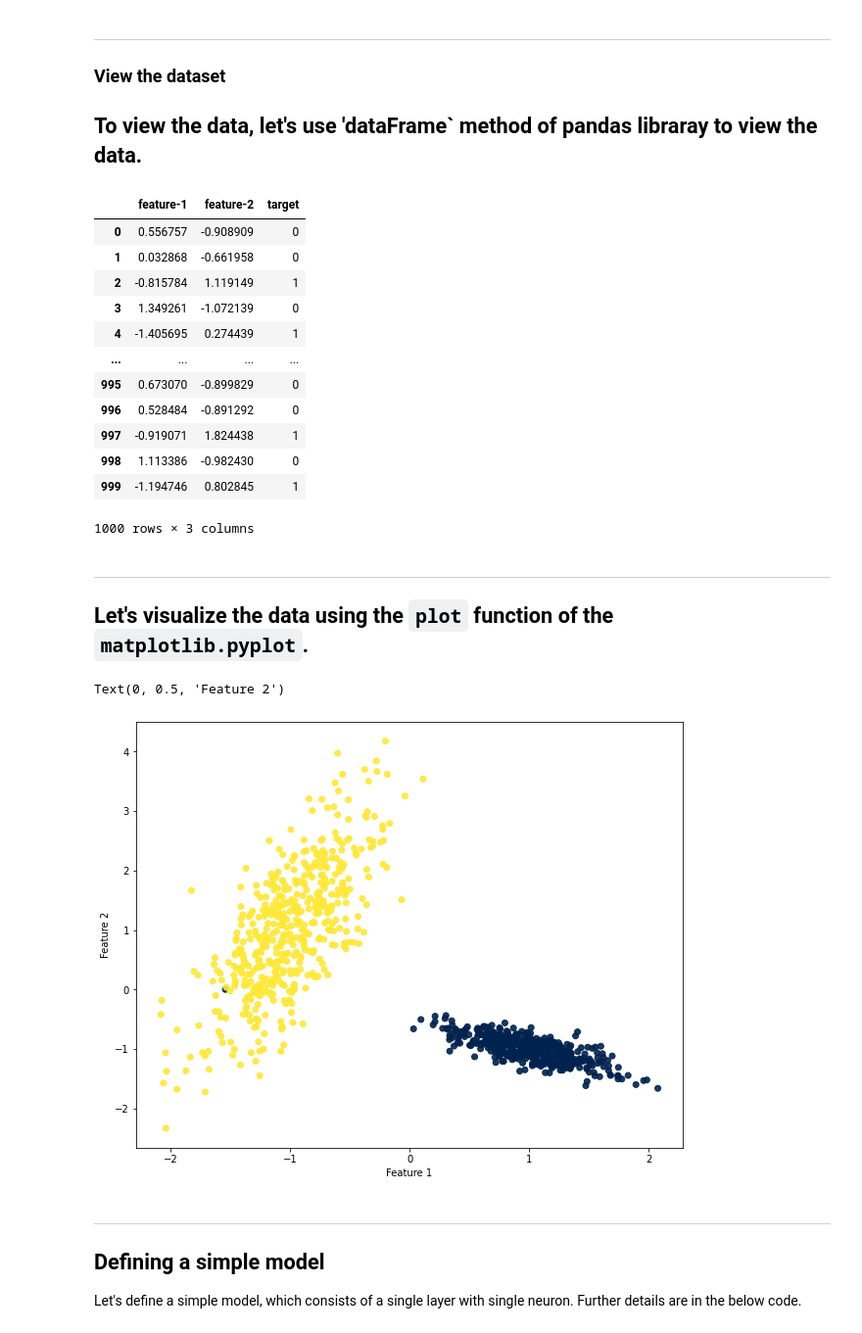
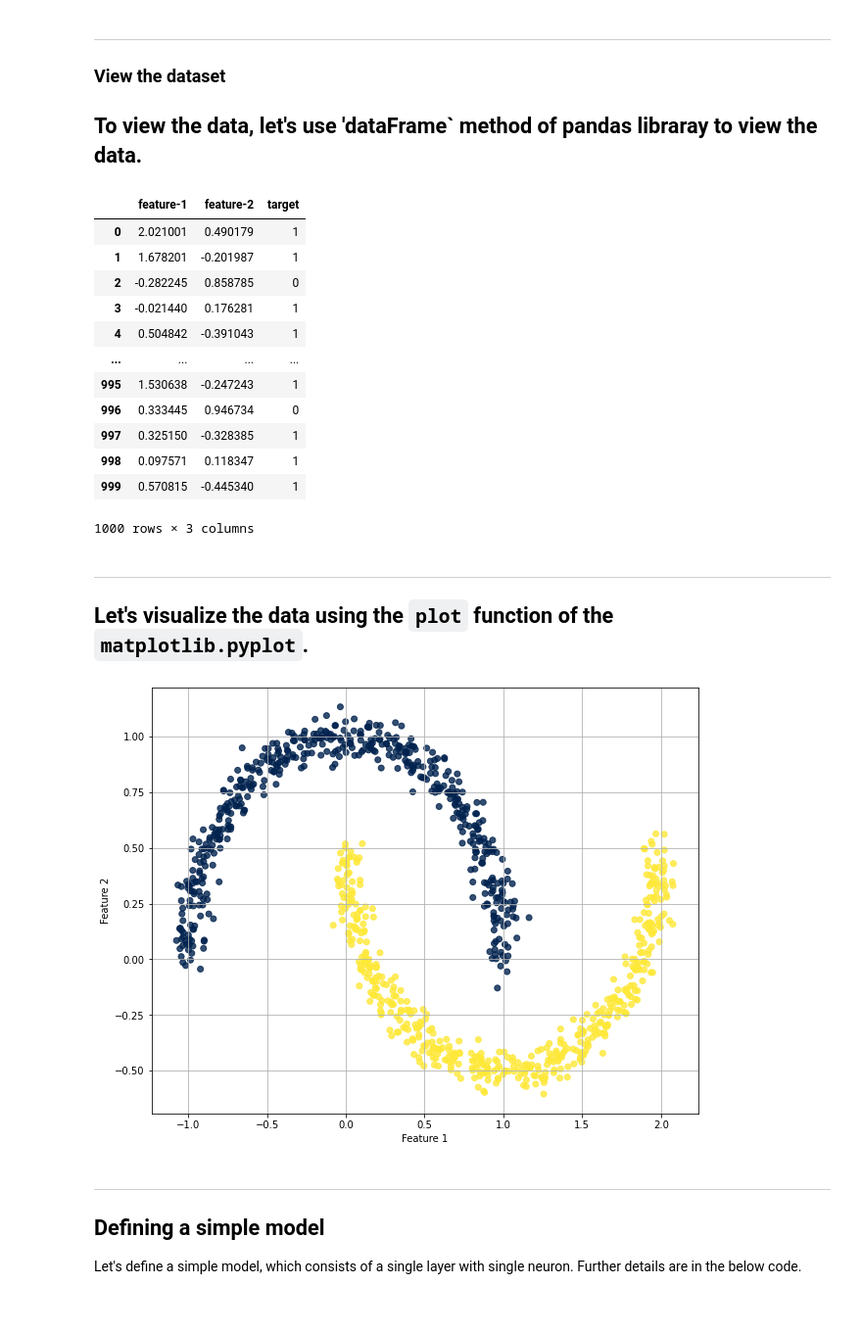
Before and after one commit to ImranNust/Spring2021_CS_ANN_Class, a Jupyter notebook: Lecture4_ShallowAndDeepNetowks/Module2_ASimpleExampleForNonLinearData.ipynb, the cells around one changed output. Shown at 98% size. Drawn from its saved outputs; the diff is of its cells as text; code cells hidden in the pictures.

```diff
--- a/Lecture4_ShallowAndDeepNetowks/Module2_ASimpleExampleForNonLinearData.ipynb
+++ b/Lecture4_ShallowAndDeepNetowks/Module2_ASimpleExampleForNonLinearData.ipynb
@@ -28,8 +30,7 @@ from sklearn.metrics import confusion_matrix, classification_report
 Let's create a dataset consisting of two features using the [`make_classification`](https://scikit-learn.org/stable/modules/generated/sklearn.datasets.make_classification.html) of `sklearn.datasets`.
 # %%
 
-x, y = make_classification(n_samples=1000, n_features=2, n_redundant=0,
-                           n_informative=2, random_state=7, n_clusters_per_class=1)
+x, y = make_moons(n_samples=1000, noise=0.05, random_state=0)
 y = y.reshape(1000,1)
 # %% [markdown]
 ---
@@ -47,17 +48,17 @@ data = pd.DataFrame(data)
 data
 # %% [output]
 |  | feature-1 | feature-2 | target |
-| 0 | 0.556757 | -0.908909 | 0 |
-| 1 | 0.032868 | -0.661958 | 0 |
-| 2 | -0.815784 | 1.119149 | 1 |
-| 3 | 1.349261 | -1.072139 | 0 |
-| 4 | -1.405695 | 0.274439 | 1 |
+| 0 | 2.021001 | 0.490179 | 1 |
+| 1 | 1.678201 | -0.201987 | 1 |
+| 2 | -0.282245 | 0.858785 | 0 |
+| 3 | -0.021440 | 0.176281 | 1 |
+| 4 | 0.504842 | -0.391043 | 1 |
 | ... | ... | ... | ... |
-| 995 | 0.673070 | -0.899829 | 0 |
-| 996 | 0.528484 | -0.891292 | 0 |
-| 997 | -0.919071 | 1.824438 | 1 |
-| 998 | 1.113386 | -0.982430 | 0 |
-| 999 | -1.194746 | 0.802845 | 1 |
+| 995 | 1.530638 | -0.247243 | 1 |
+| 996 | 0.333445 | 0.946734 | 0 |
+| 997 | 0.325150 | -0.328385 | 1 |
+| 998 | 0.097571 | 0.118347 | 1 |
+| 999 | 0.570815 | -0.445340 | 1 |
 1000 rows × 3 columns
 # %% [markdown]
 ---
@@ -66,12 +67,12 @@ Let's visualize the data using the `plot` function of the `matplotlib.pyplot`.
 # %%
 import matplotlib.pyplot as plt
 plt.figure(figsize = (10,8))
-plt.scatter(x[:,0], x[:,1],  c = y, alpha = 0.9, cmap = 'cividis', marker = 'o');
+plt.scatter(x[:,0], x[:,1],  c = y, alpha = 0.8, cmap = 'cividis', marker = 'o');
 plt.xlabel('Feature 1')
 plt.ylabel('Feature 2')
+plt.grid('on')
 # %% [output]
-Text(0, 0.5, 'Feature 2')
-[figure, old version]
+[figure, new version]
 # %% [markdown]
 ___
 ## Defining a simple model
```
Also changed, not shown: parts of 6 cells of this notebook.
